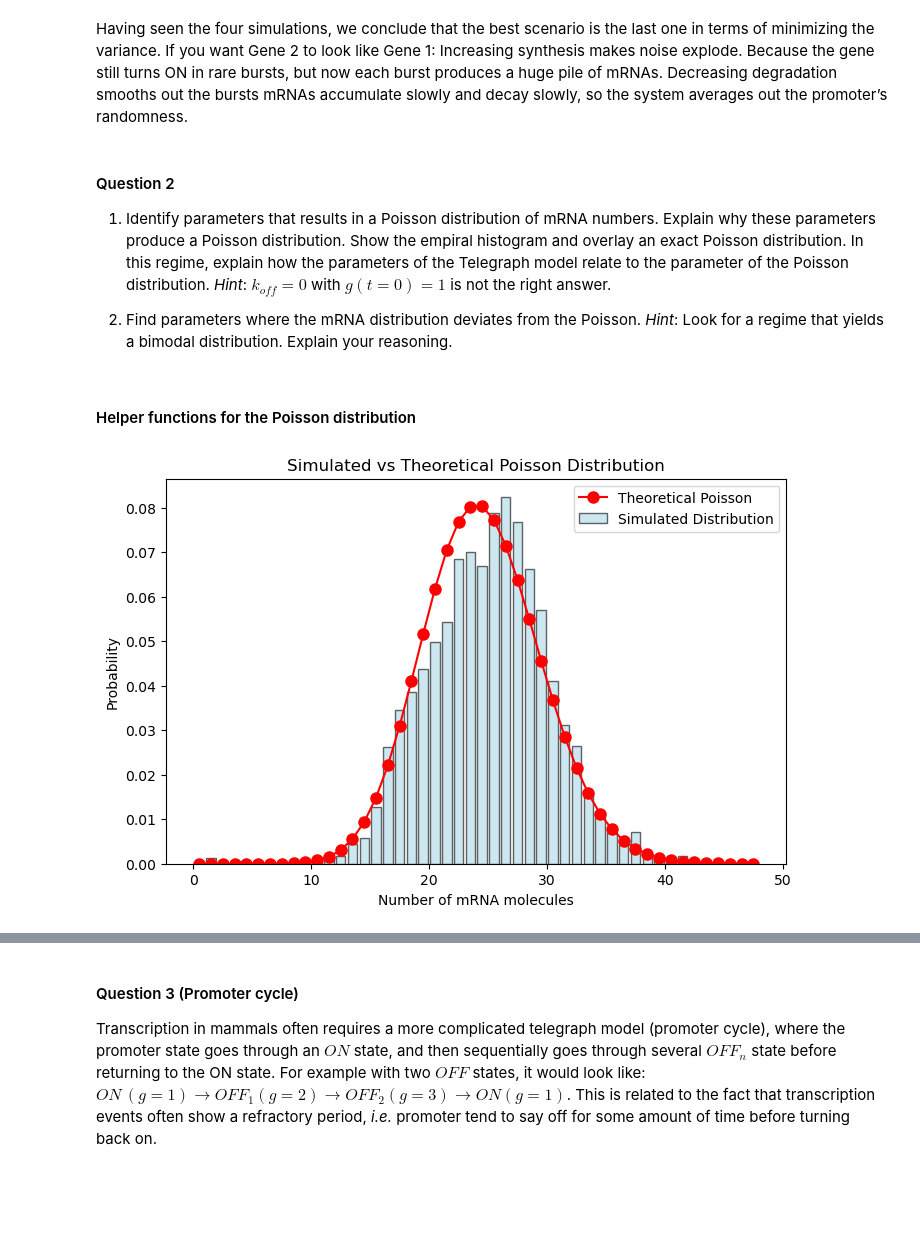
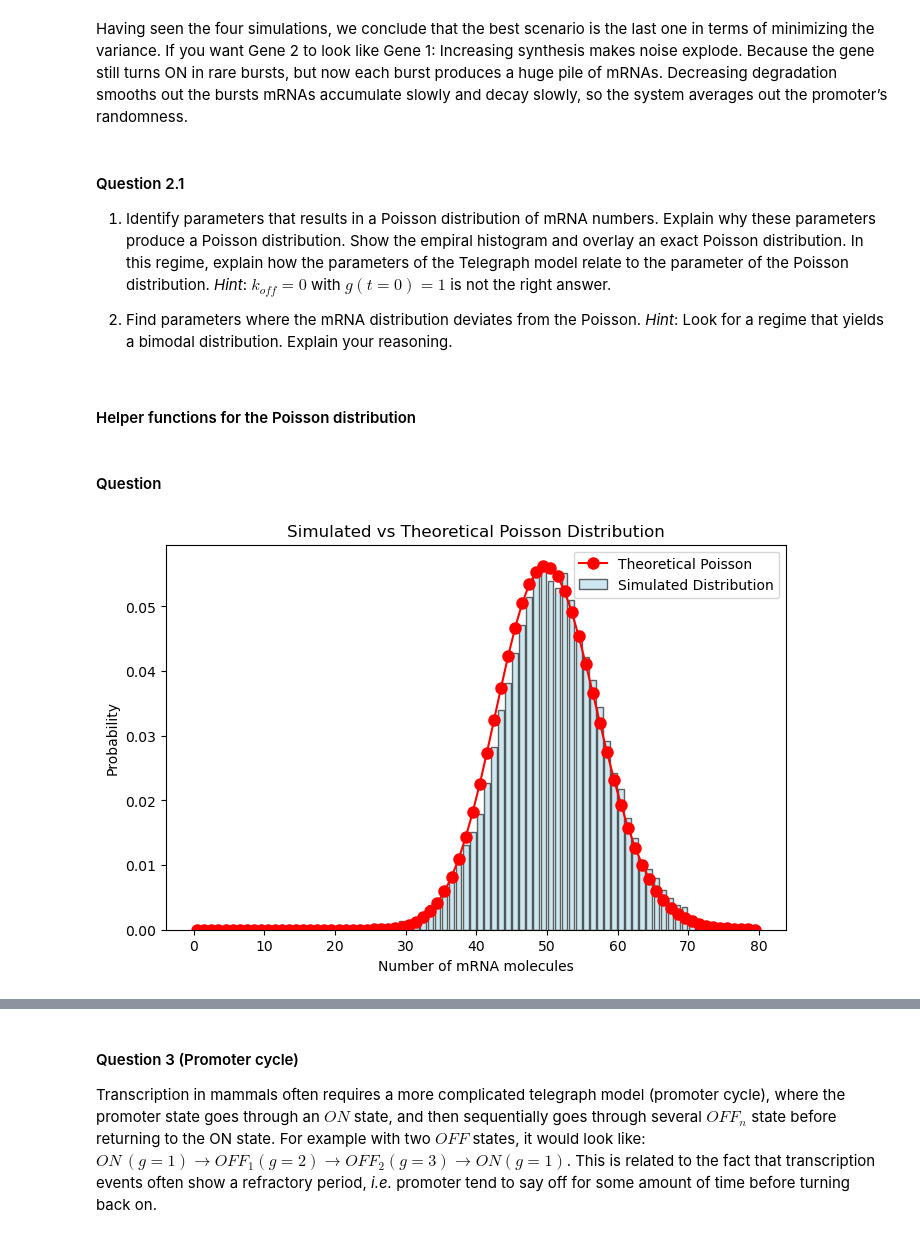
Before and after one commit to AlexiaGiroud/GenomeToFunction-exo3-G22, a Jupyter notebook: Exercise_Week10_11_A_Exercises.ipynb, the cells around one changed output, grey strips where cells are left out. Cells and saved outputs as stored; diff of their text form; code cells hidden in the pictures; blank space fills up the shorter version.

```diff
--- a/Exercise_Week10_11_A_Exercises.ipynb
+++ b/Exercise_Week10_11_A_Exercises.ipynb
@@ -414,7 +414,7 @@ Here you keep the promoter bursty, but make mRNAs live much longer. Key effect:
 # %% [markdown]
 Having seen the four simulations, we conclude that the best scenario is the last one in terms of minimizing the variance. If you want Gene 2 to look like Gene 1: Increasing synthesis makes noise explode. Because the gene still turns ON in rare bursts, but now each burst produces a huge pile of mRNAs. Decreasing degradation smooths out the bursts mRNAs accumulate slowly and decay slowly, so the system averages out the promoter’s randomness.
 # %% [markdown]
-#### Question 2
+#### Question 2.1
 1. Identify parameters that results in a Poisson distribution of mRNA numbers. Explain why these parameters produce a Poisson distribution. Show the empiral histogram and overlay an exact Poisson distribution. In this regime, explain how the parameters of the Telegraph model relate to the parameter of the Poisson distribution. *Hint*: $k_{off}=0$ with $g(t=0)=1$ is not the right answer.
 
 2. Find parameters where the mRNA distribution deviates from the Poisson. *Hint*: Look for a regime that yields a bimodal distribution. Explain your reasoning.
@@ -441,44 +441,46 @@ def Poisson(lam, counts):
 
     logp = counts * np.log(lam) - lam - gammaln(counts + 1)
     return np.exp(logp)
+# %% [markdown]
+#### Question
 # %%
 #initial conditions for the state (g,n) at time t=0
 g_0 = 1 # Initial promoter state
 
 ##Find Parameters giving Poisson distribution
-s = 50 # Number of initiations per minute
-k = 1 # Degradation rate,  unit min^-1
-k_off = 200 #Switching off rate, unit min^-1, t_on = 1/k_off
-k_on  = 200 #Switching on rate, unit min^-1, t_off = 1/k_on
+s = 10 # Number of initiations per minute
+k = 0.1 # Degradation rate,  unit min^-1
+k_off = 100 #Switching off rate, unit min^-1, t_on = 1/k_off
+k_on  = 100 #Switching on rate, unit min^-1, t_off = 1/k_on
 
 n_0 = 0 # Initial mRNA count
 
 DT = 0.01 # min
 
-t_end = 100 * 1/k # Total simulation time in minutes, adjust if needed
+t_end = 1000 * 1/k # Total simulation time in minutes, should be long, as in a Poisson process the k_on and k_off should be short compared the life time of mRNA.
 
 parameters = [s, k, k_on, k_off]
 p_on = k_on / (k_on + k_off)
 
 # Run the Gillepsie simulation
 n, g, t = run_gillespie_telegraph(n_0, g_0, parameters, t_end, DT)
 
 # Plot the theoretical Poisson distribution vs the simulated one
 mean_n, expected_n, var_n, cv_n, p_on = compute_stats(n, g)
 
 counts, bins = np.histogram(n, bins=range(0, max(n)+2), density=True)
 bin_centers = 0.5 * (bins[:-1] + bins[1:])
 poisson_probs = Poisson(expected_n, bin_centers)
 plt.figure(figsize=(8,5))
 plt.bar(bin_centers, counts, width=0.8, alpha=0.6, label='Simulated Distribution', color='lightblue', edgecolor='black')
 plt.plot(bin_centers, poisson_probs, 'ro-', label='Theoretical Poisson', markersize=8)
 plt.title('Simulated vs Theoretical Poisson Distribution')
 plt.xlabel('Number of mRNA molecules')
 plt.ylabel('Probability')
 plt.legend()
 plt.show()
 # %% [output]
-[figure, old version]
+[figure, new version]
 # %% [markdown]
 #### How to chose the Poisson parameters ?
 The parameters that give a Poisson ditribution are those where there is a fast promoter switching regime. Therefore, we chose k_on and k_off larger than s and k.
```
Also changed, not shown: parts of 8 cells of this notebook.
